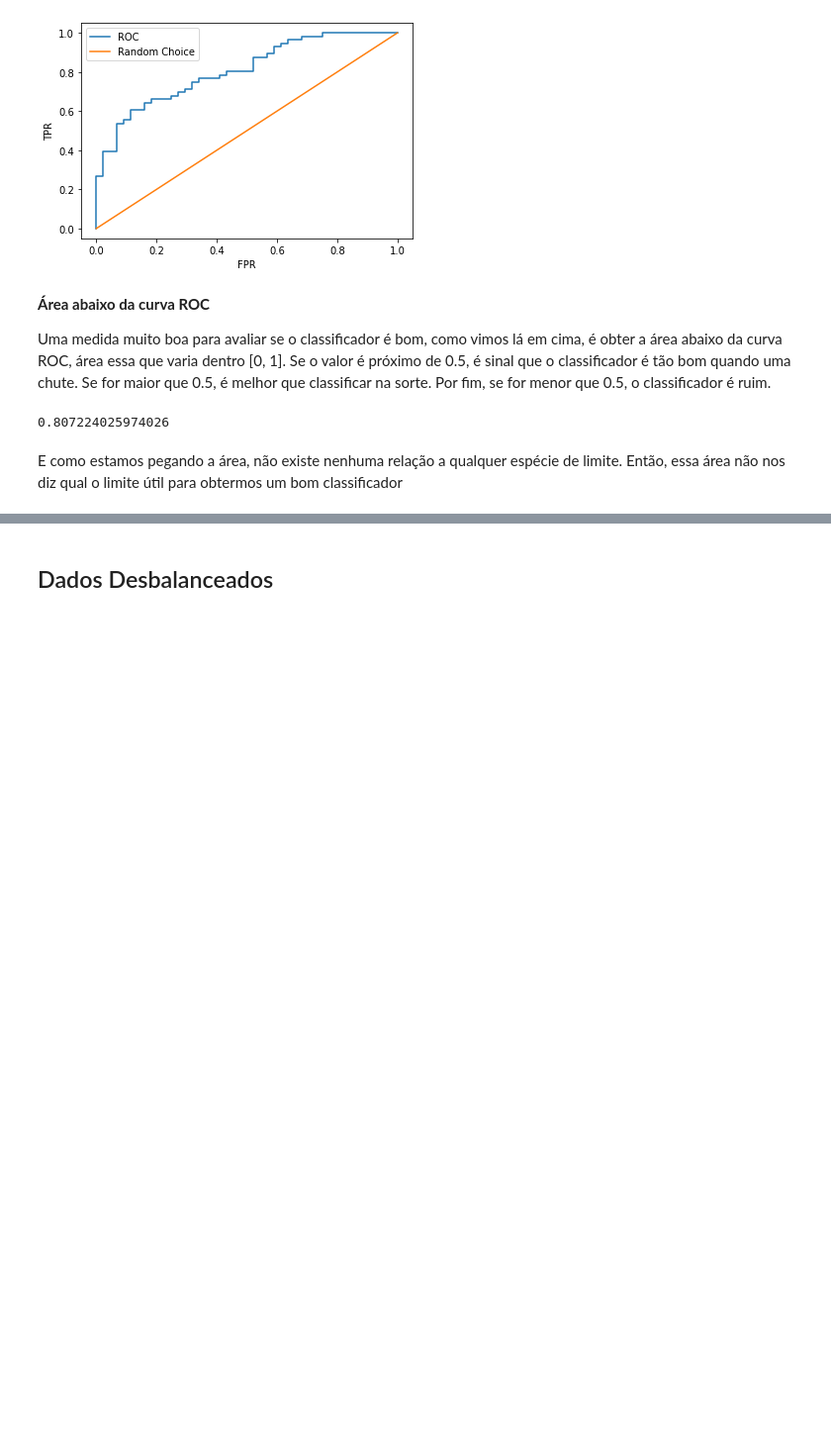
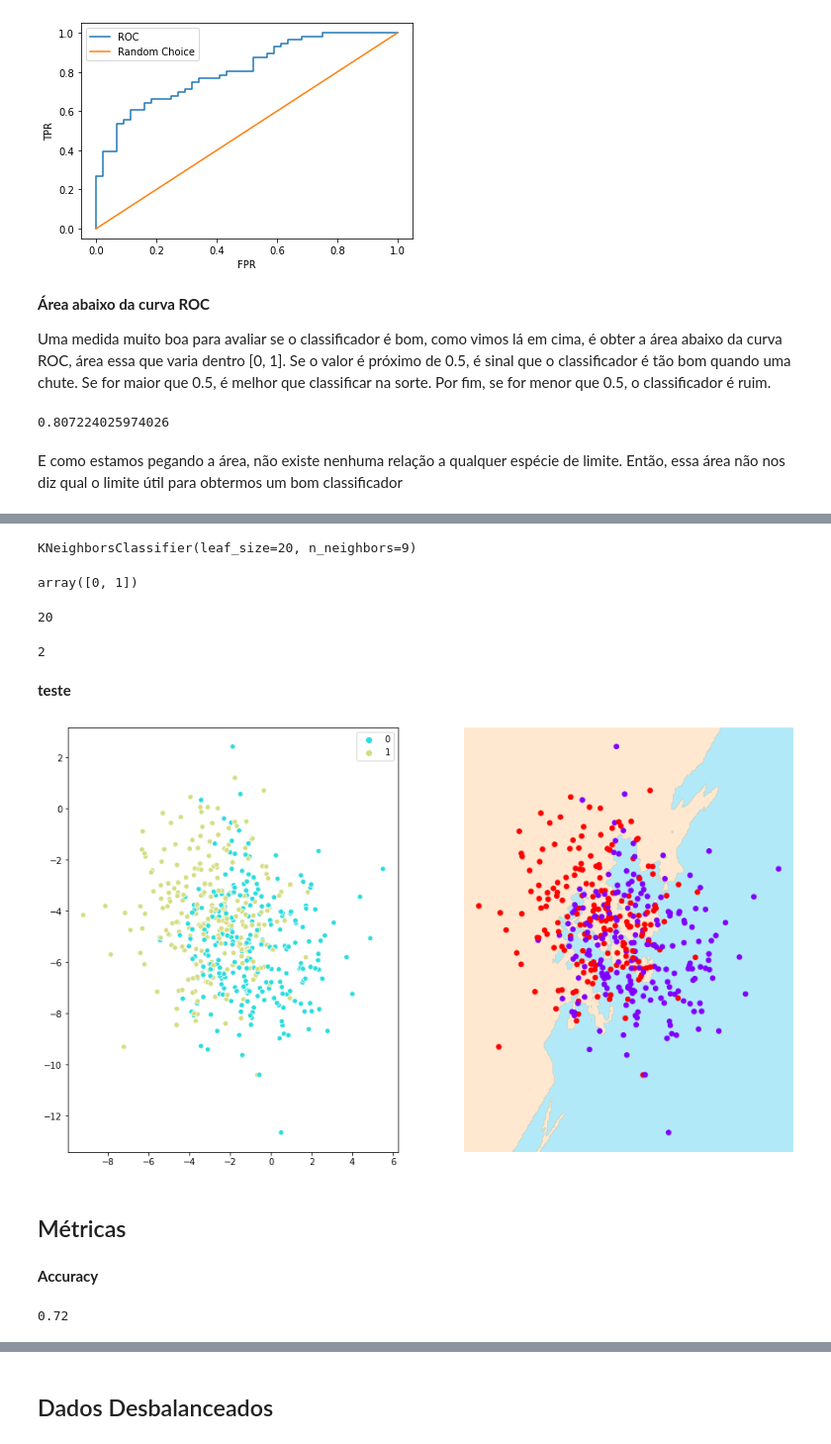
Before and after one commit to mikaelcordeiro/semanas, a Jupyter notebook: semana9/semana_9.ipynb, the cells around one changed output, grey strips where cells are left out. Shown: that part at 99% size. Saved outputs shown, nothing was run; the diff lists cells and outputs as text; code cells hidden in the pictures; blank space fills up the shorter version.

```diff
--- a/semana9/semana_9.ipynb
+++ b/semana9/semana_9.ipynb
@@ -566,0 +579,2 @@ E como estamos pegando a área, não existe nenhuma relação a qualquer espéci
+# %%
+knn = KNeighborsClassifier(n_neighbors=9, leaf_size=20)
@@ -566,0 +583,18 @@ E como estamos pegando a área, não existe nenhuma relação a qualquer espéci
+# %%
+knn.fit(x_treino, y_treino)
+# %% [output]
+KNeighborsClassifier(leaf_size=20, n_neighbors=9)
+# %%
+knn.classes_
+# %% [output]
+array([0, 1])
+# %%
+knn.leaf_size
+# %% [output]
+20
+# %%
+knn.n_features_in_
+# %% [output]
+2
+# %% [markdown]
+**teste**
@@ -566,0 +603,15 @@ E como estamos pegando a área, não existe nenhuma relação a qualquer espéci
+# %%
+fig, g = plt.subplots(1, 2, figsize=(15, 9))
+sns.scatterplot(x=X[:, 0], y=X[:, 1], hue=Y, palette='rainbow', ax=g[0])
+visualize_classifier(knn, x_treino, y_treino, ax=g[1])
+plt.show()
+# %% [output]
+[figure, added]
+# %% [markdown]
+## Métricas
+# %% [markdown]
+**Accuracy**
+# %%
+accuracy_score(y_pred=previsto_knn, y_true=y_teste)
+# %% [output]
+0.72
```
Also changed, not shown: parts of 23 cells of this notebook.
